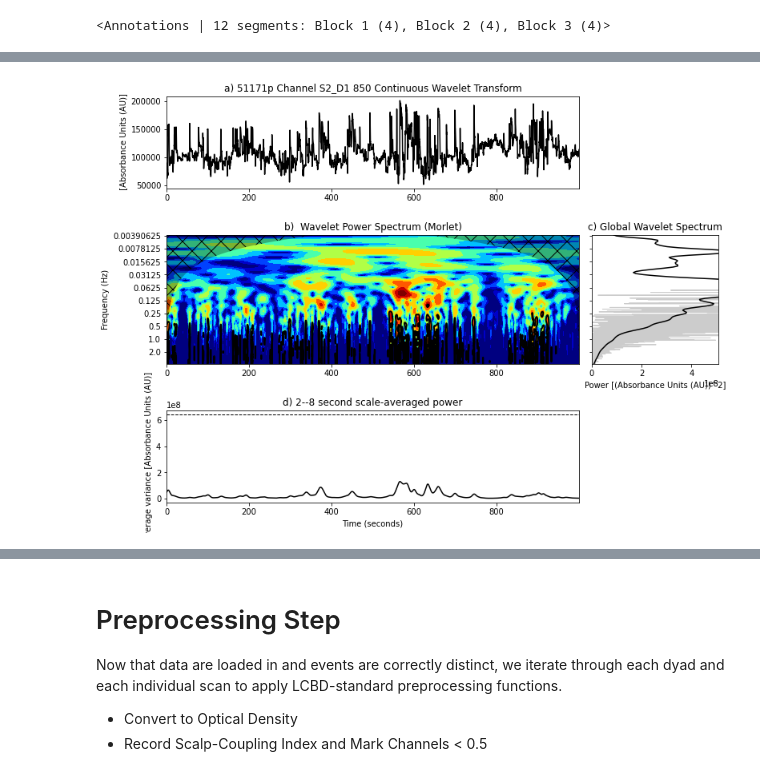
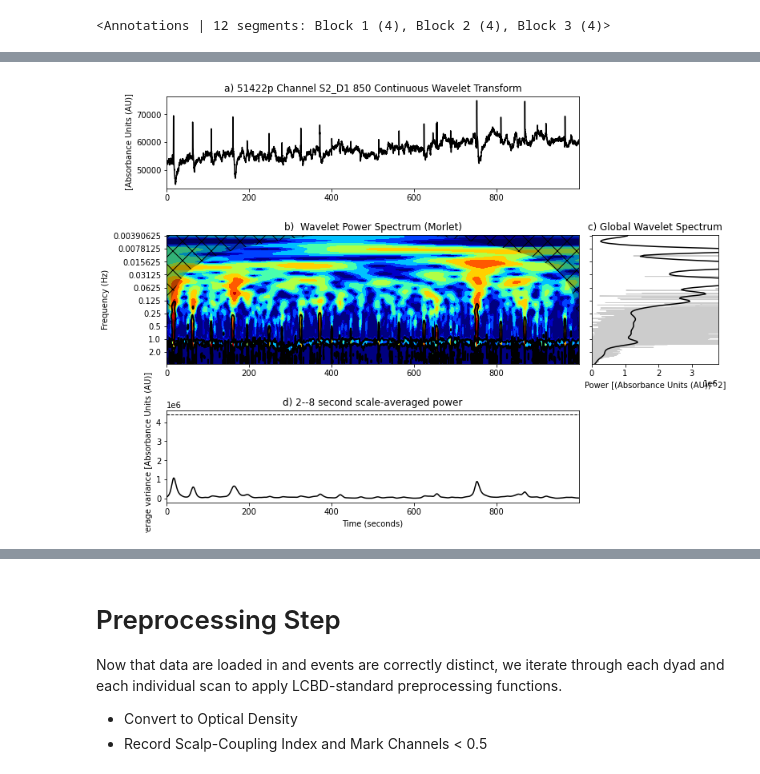
Before and after one commit to ChildBrainLab/LCBDtools, a Jupyter notebook: scripts/NIRS/notebooks/fnirs-synchrony-CARE.ipynb, the cells around one changed output, grey strips where cells are left out. Saved outputs shown, nothing was run; the diff lists cells and outputs as text; code cells hidden in the pictures.

```diff
--- a/scripts/NIRS/notebooks/fnirs-synchrony-CARE.ipynb
+++ b/scripts/NIRS/notebooks/fnirs-synchrony-CARE.ipynb
@@ -712,11 +676,11 @@ wave, scales, freqs, coi, fft, fftfreqs = mne_wavelet_transform(
 # %%
 #Concise description of wavelet transform, inputs and outputs that were coded in the function above (clean)
 wave, scales, freqs, coi, fft, fftfreqs = mne_wavelet_transform(
-    scans[25][1].copy().crop(tmax=1000),
+    scans[24][1].copy().crop(tmax=1000),
     plot=True,
     chs=['S2_D1 850'])
 # %% [output]
-[figure, old version]
+[figure, new version]
 # %%
 # example plot for 2200 seconds
 scans[50][1].copy().pick(['S2_D2 850']).plot(duration=2200, scalings=1)
```
Also changed, not shown: parts of 25 cells of this notebook, 3 other files.
